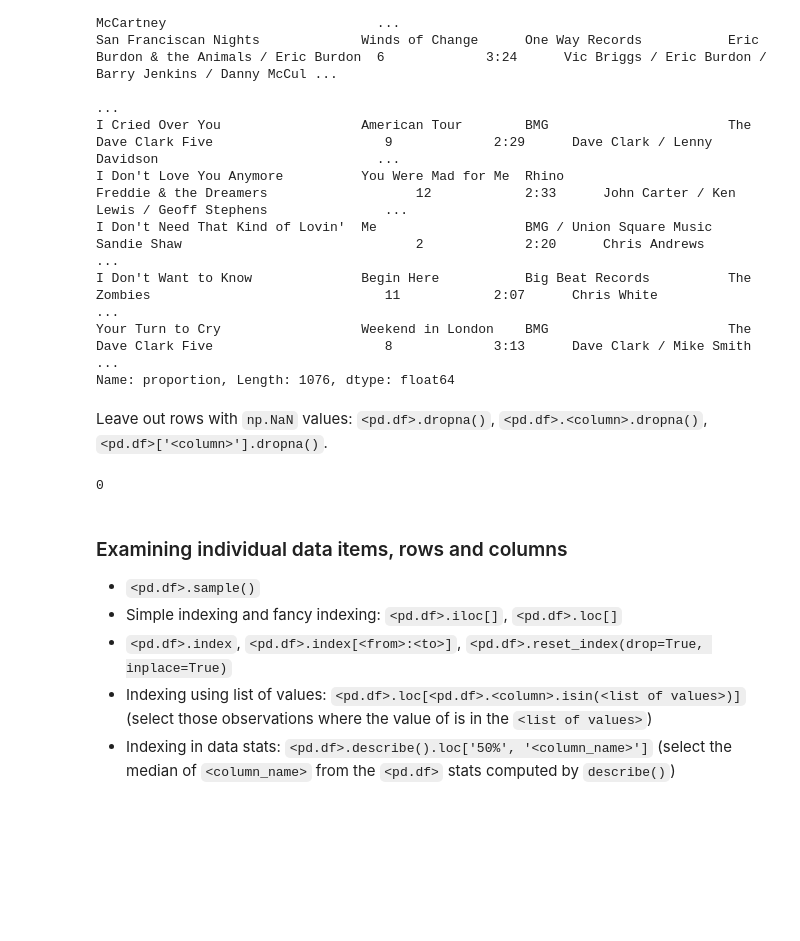
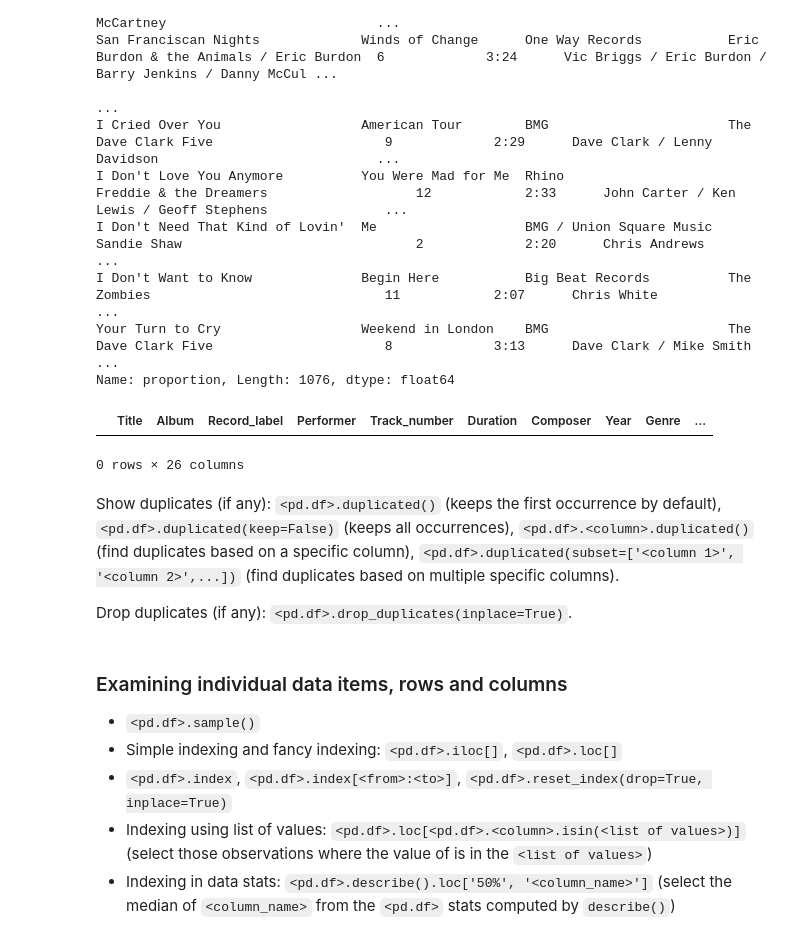
Before and after one commit to programiranje3/p2-2024, a Jupyter notebook: notebooks/eda.ipynb, the cells around one changed output. Cells and saved outputs as stored; diff of their text form; code cells hidden in the pictures; blank space fills up the shorter version.

```diff
--- a/notebooks/eda.ipynb
+++ b/notebooks/eda.ipynb
@@ -312,6 +312,9 @@ songs.to_csv('../data/brit_titles_stripped.csv', index=False)
 - `<pd.df>.dropna(how='all'/'any', inplace=True)`, `<pd.Series>.dropna(how='all'/'any', inplace=True)` (return a new `<pd.Series>`/`<pd.Series>` object with missing values removed)
 
 The `cmap` parameter of `sb.heatmap()` denotes a [Matplotlib colormap](https://matplotlib.org/stable/tutorials/colors/colormaps.html#classes-of-colormaps) (`viridis`, `cividis`, `tab20`, `winter`, `BuPu_r`, `ocean`,...).
+# %%
+# Read the dataset
+songs = pd.read_csv('../data/brit_titles_stripped.csv')
 # %%
 # Display the heatmap (missing values) of the songs dataset
 # (demonstrate using sb.heatmap() vs. sb.heatmap();)
@@ -369,12 +381,17 @@ I Don't Need That Kind of Lovin'  Me                   BMG / Union Square Music
 I Don't Want to Know              Begin Here           Big Beat Records          The Zombies                              11            2:07      Chris White                                            ...
 Your Turn to Cry                  Weekend in London    BMG                       The Dave Clark Five                      8             3:13      Dave Clark / Mike Smith                                ...
 Name: proportion, Length: 1076, dtype: float64
-# %% [markdown]
-Leave out rows with `np.NaN` values: `<pd.df>.dropna()`, `<pd.df>.<column>.dropna()`, `<pd.df>['<column>'].dropna()`.
-# %%
-songs.dropna()
-songs.dropna().isna().sum()
-songs.acousticness.isna().sum()
-songs.acousticness.dropna().isna().sum()
-# %% [output]
-0
+# %%
+songs.value_counts()
+type(songs.value_counts())                                      # pd.Series
+songs.value_counts().index
+type(songs.value_counts().index)                                # a pd.MultiIndex object
+songs.value_counts().values
+len(songs.value_counts(dropna=False))                           # dropna=True by default
+# %% [output]
+|  | Title | Album | Record_label | Performer | Track_number | Duration | Composer | Year | Genre | ... |
+0 rows × 26 columns
+# %% [markdown]
+Show duplicates (if any): `<pd.df>.duplicated()` (keeps the first occurrence by default), `<pd.df>.duplicated(keep=False)` (keeps all occurrences), `<pd.df>.<column>.duplicated()` (find duplicates based on a specific column), `<pd.df>.duplicated(subset=['<column 1>', '<column 2>',...])` (find duplicates based on multiple specific columns).
+
+Drop duplicates (if any): `<pd.df>.drop_duplicates(inplace=True)`.
```
Also changed, not shown: parts of 3 cells of this notebook, 1 other file.
